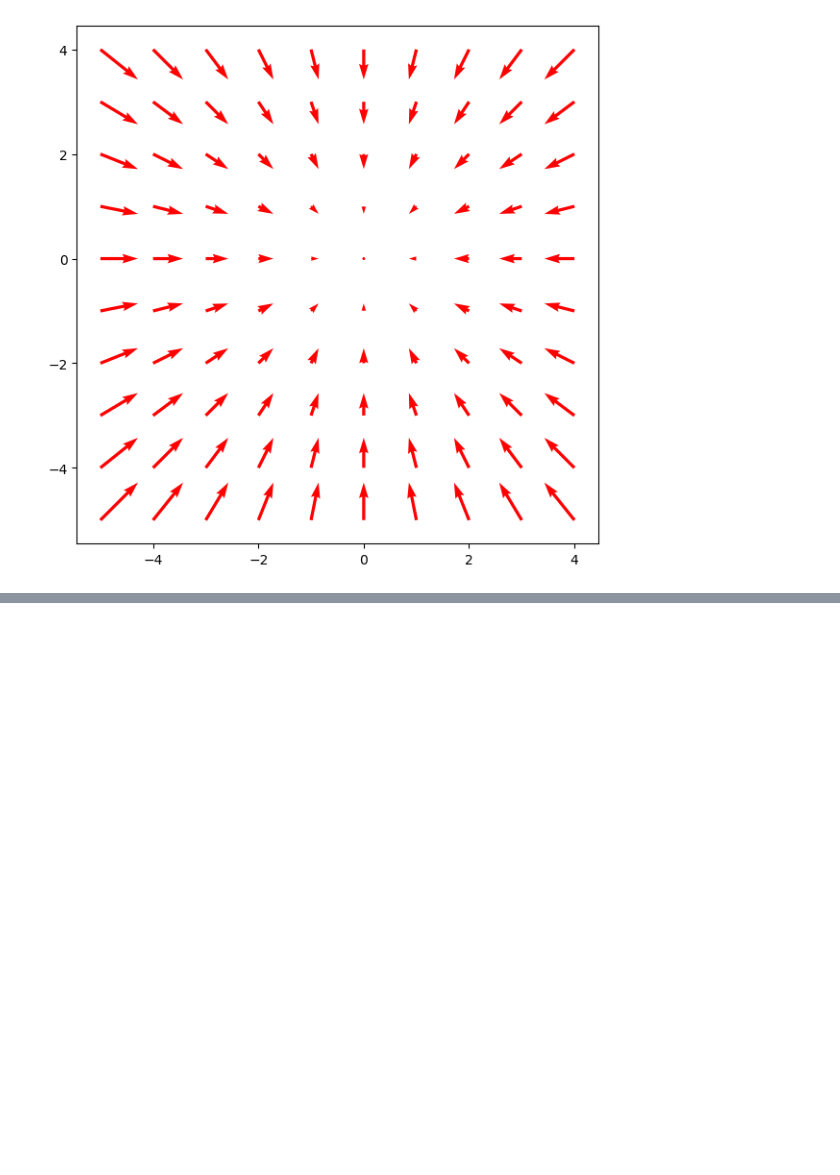
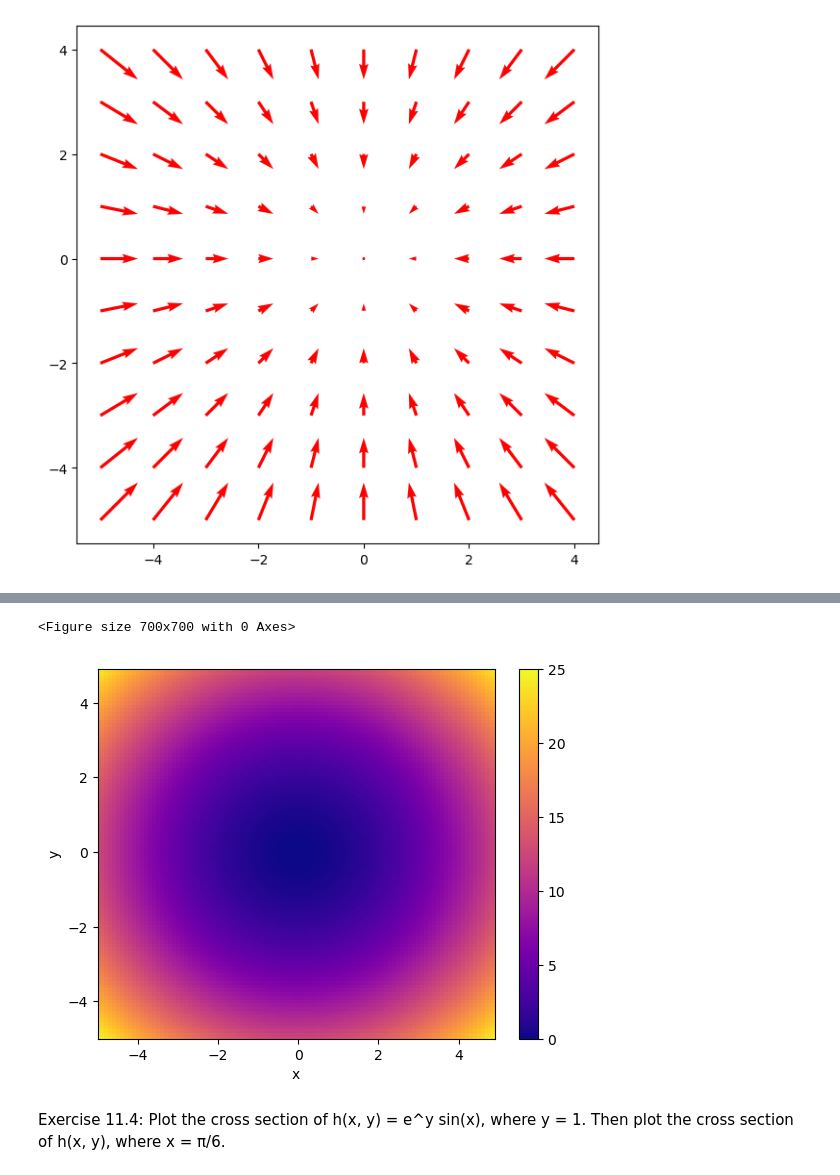
Before and after one commit to Brailor/Math-for-Programmers, a Jupyter notebook: Chapter_11/own.ipynb, the cells around one changed output, grey strips where cells are left out. Saved outputs shown, nothing was run; the diff lists cells and outputs as text; code cells hidden in the pictures; blank space fills up the shorter version.

```diff
--- a/Chapter_11/own.ipynb
+++ b/Chapter_11/own.ipynb
@@ -39,0 +70,27 @@ plot_with_defaults(simple_gravity)
+# %%
+def scalar_field_heatmap(f,xmin,xmax,ymin,ymax,xstep=0.1,ystep=0.1):
+    fig = plt.figure()
+    fig.set_size_inches(7,7)
+
+    fv = np.vectorize(f)
+
+    X = np.arange(xmin, xmax, xstep)
+    Y = np.arange(ymin, ymax, ystep)
+    X, Y = np.meshgrid(X, Y)
+
+    # https://stackoverflow.com/a/54088910/1704140
+    z = fv(X,Y)
+
+#     # x and y are bounds, so z should be the value *inside* those bounds.
+#     # Therefore, remove the last value from the z array.
+#     z = z[:-1, :-1]
+#     z_min, z_max = -z.min(), z.max()
+
+    fig, ax = plt.subplots()
+
+    c = ax.pcolormesh(X,Y,z, cmap='plasma')
+    # set the limits of the plot to the limits of the data
+    ax.axis([X.min(), X.max(), Y.min(), Y.max()])
+    fig.colorbar(c, ax=ax)
+    plt.xlabel('x')
+    plt.ylabel('y')
@@ -39,0 +103,7 @@ plot_with_defaults(simple_gravity)
+# %%
+scalar_field_heatmap(u, -5, 5, -5, 5)
+# %% [output]
+<Figure size 700x700 with 0 Axes>
+[figure, added]
+# %% [markdown]
+Exercise 11.4: Plot the cross section of h(x, y) = e^y sin(x), where y = 1. Then plot the cross section of h(x, y), where x = π/6.
```
Also changed, not shown: parts of 7 cells of this notebook, 2 other files.
